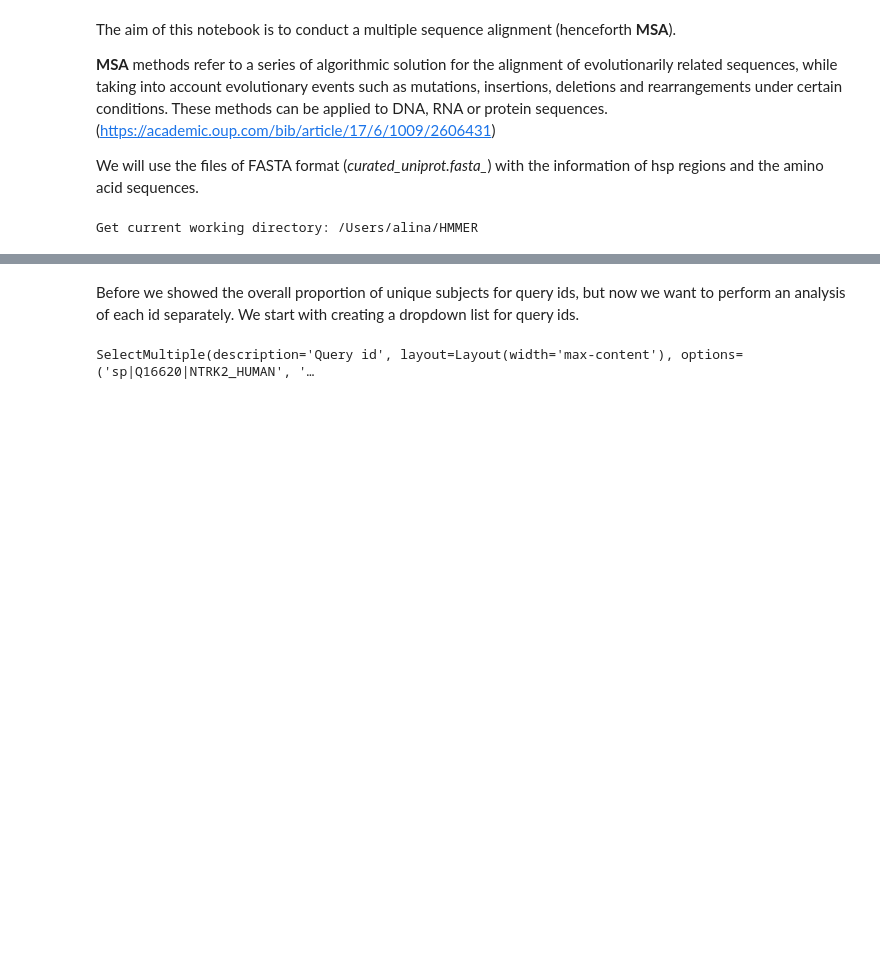
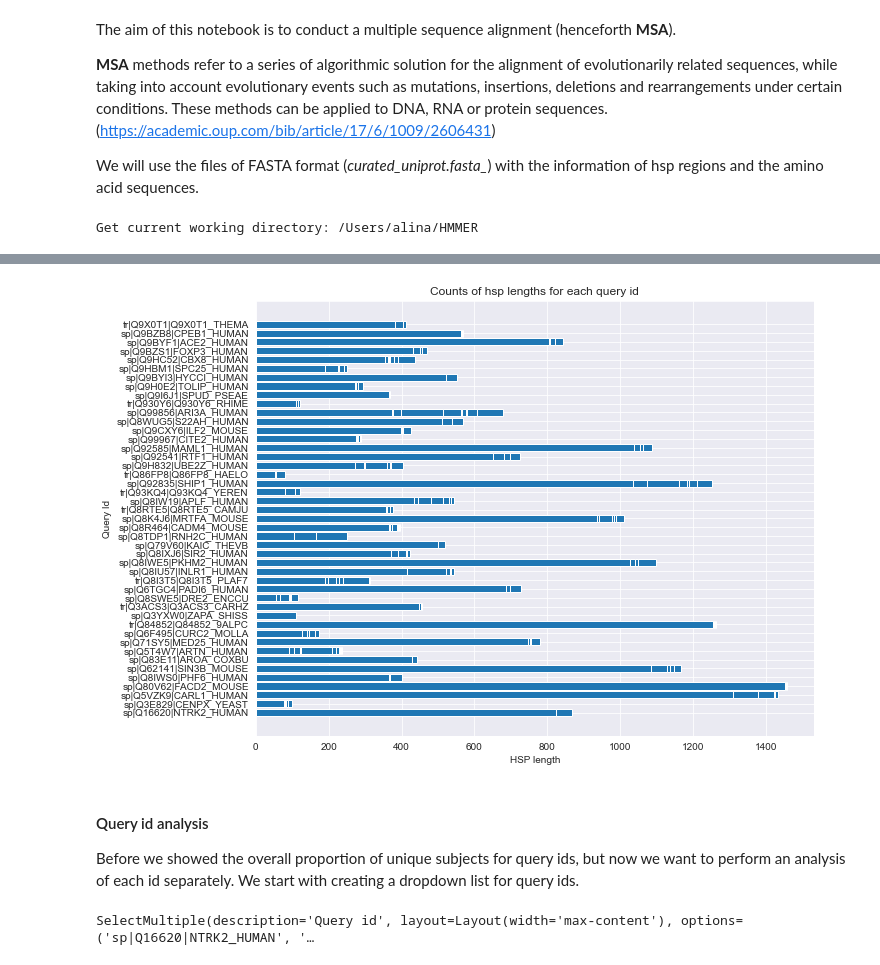
Before and after one commit to AlyaHarvelle/HMMER, a Jupyter notebook: MSA_1204.ipynb, the cells around one changed output, grey strips where cells are left out. Saved outputs shown, nothing was run; the diff lists cells and outputs as text; code cells hidden in the pictures; blank space fills up the shorter version.

```diff
--- a/MSA_1204.ipynb
+++ b/MSA_1204.ipynb
@@ -157,4 +125,16 @@ plt.show()
+# %%
+# Count hsp length for each query id
+figure(figsize=(10, 8))
+plt.barh(df['query_id'], df['hsp_len'])
+plt.xlabel('HSP length')
+plt.ylabel('Query Id')
+plt.title('Counts of hsp lengths for each query id')
+plt.show()
+# %% [output]
+[figure, added]
 # %% [markdown]
+#### Query id analysis
+
 Before we showed the overall proportion of unique subjects for query ids, but now we want to perform an analysis of each id separately.
 We start with creating a dropdown list for query ids.
 # %%
```
Also changed, not shown: parts of 12 cells of this notebook.
